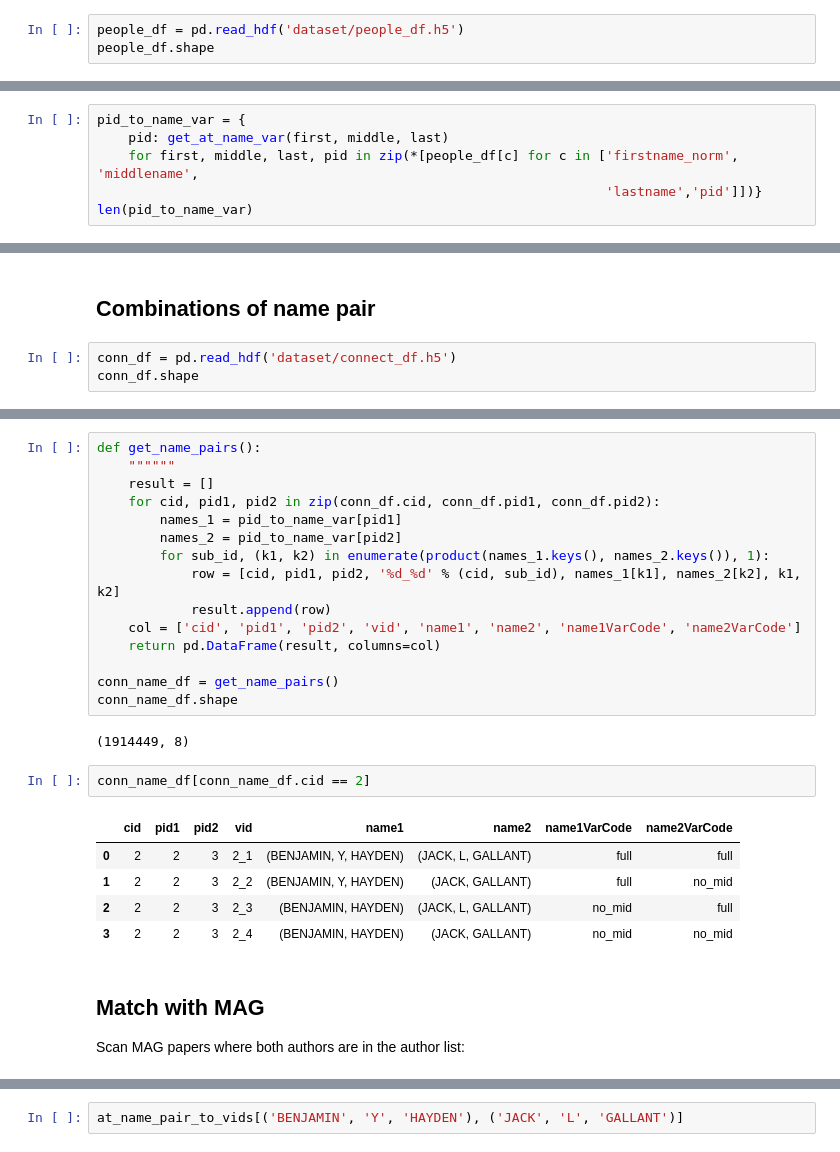
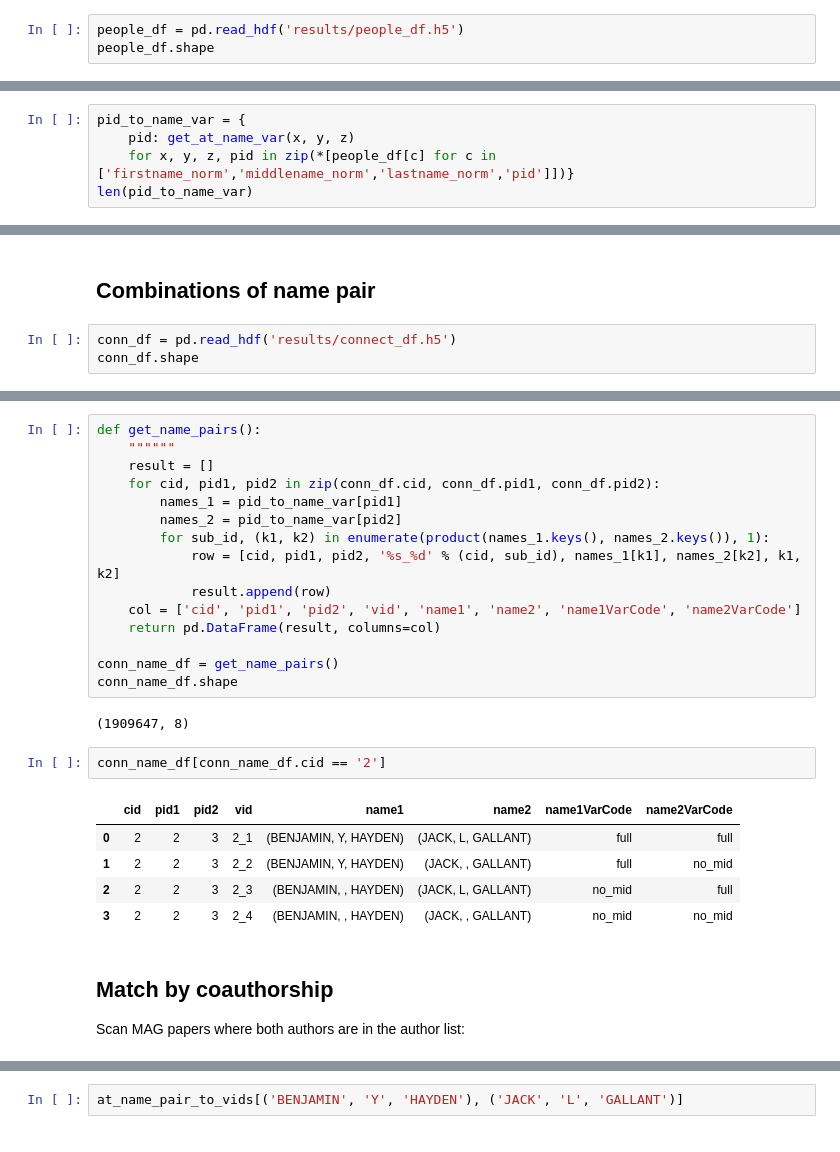
Before and after one commit to sciosci/AFT-MAG, a Jupyter notebook: prepare_aft_to_mag_author.ipynb, the cells around one changed output, grey strips where cells are left out. Drawn from its saved outputs; the diff is of its cells as text.

```diff
--- a/prepare_aft_to_mag_author.ipynb
+++ b/prepare_aft_to_mag_author.ipynb
@@ -13,4 +49,4 @@ DATA_DIR = '/home/qke100/su-data/academic-tree/'
 # %%
-people_df = pd.read_hdf('dataset/people_df.h5')
+people_df = pd.read_hdf('results/people_df.h5')
 people_df.shape
 # %% [output]
@@ -84,7 +59,6 @@ print(
 # %%
 pid_to_name_var = {
-    pid: get_at_name_var(first, middle, last)
-    for first, middle, last, pid in zip(*[people_df[c] for c in ['firstname_norm', 'middlename',
-                                                                 'lastname','pid']])}
+    pid: get_at_name_var(x, y, z)
+    for x, y, z, pid in zip(*[people_df[c] for c in ['firstname_norm','middlename_norm','lastname_norm','pid']])}
 len(pid_to_name_var)
 # %% [output]
@@ -92,6 +70,6 @@ len(pid_to_name_var)
 # %% [markdown]
 ## Combinations of name pair
 # %%
-conn_df = pd.read_hdf('dataset/connect_df.h5')
+conn_df = pd.read_hdf('results/connect_df.h5')
 conn_df.shape
 # %% [output]
@@ -123,7 +87,7 @@ def get_name_pairs():
         names_1 = pid_to_name_var[pid1]
         names_2 = pid_to_name_var[pid2]
         for sub_id, (k1, k2) in enumerate(product(names_1.keys(), names_2.keys()), 1):
-            row = [cid, pid1, pid2, '%d_%d' % (cid, sub_id), names_1[k1], names_2[k2], k1, k2]
+            row = [cid, pid1, pid2, '%s_%d' % (cid, sub_id), names_1[k1], names_2[k2], k1, k2]
             result.append(row)
     col = ['cid', 'pid1', 'pid2', 'vid', 'name1', 'name2', 'name1VarCode', 'name2VarCode']
     return pd.DataFrame(result, columns=col)
@@ -131,17 +95,17 @@ def get_name_pairs():
 conn_name_df = get_name_pairs()
 conn_name_df.shape
 # %% [output]
-(1914449, 8)
+(1909647, 8)
 # %%
-conn_name_df[conn_name_df.cid == 2]
+conn_name_df[conn_name_df.cid == '2']
 # %% [output]
 |  | cid | pid1 | pid2 | vid | name1 | name2 | name1VarCode | name2VarCode |
 | 0 | 2 | 2 | 3 | 2_1 | (BENJAMIN, Y, HAYDEN) | (JACK, L, GALLANT) | full | full |
-| 1 | 2 | 2 | 3 | 2_2 | (BENJAMIN, Y, HAYDEN) | (JACK, GALLANT) | full | no_mid |
-| 2 | 2 | 2 | 3 | 2_3 | (BENJAMIN, HAYDEN) | (JACK, L, GALLANT) | no_mid | full |
-| 3 | 2 | 2 | 3 | 2_4 | (BENJAMIN, HAYDEN) | (JACK, GALLANT) | no_mid | no_mid |
+| 1 | 2 | 2 | 3 | 2_2 | (BENJAMIN, Y, HAYDEN) | (JACK, , GALLANT) | full | no_mid |
+| 2 | 2 | 2 | 3 | 2_3 | (BENJAMIN, , HAYDEN) | (JACK, L, GALLANT) | no_mid | full |
+| 3 | 2 | 2 | 3 | 2_4 | (BENJAMIN, , HAYDEN) | (JACK, , GALLANT) | no_mid | no_mid |
 # %% [markdown]
-## Match with MAG
+## Match by coauthorship
 
 Scan MAG papers where both authors are in the author list:
 # %%
```
Also changed, not shown: parts of 61 cells of this notebook, 3 other files.
